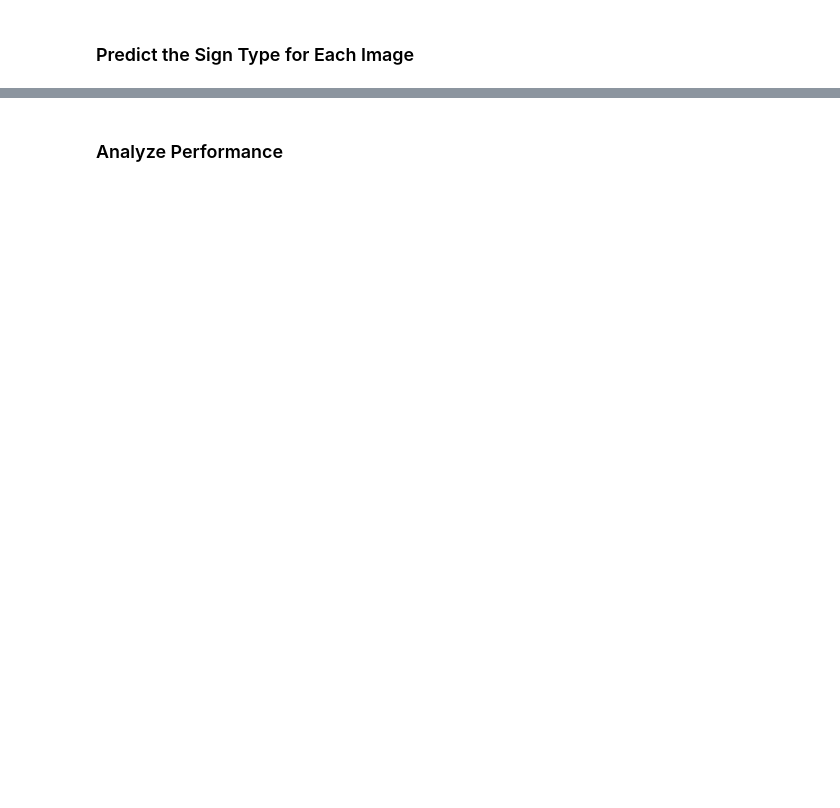
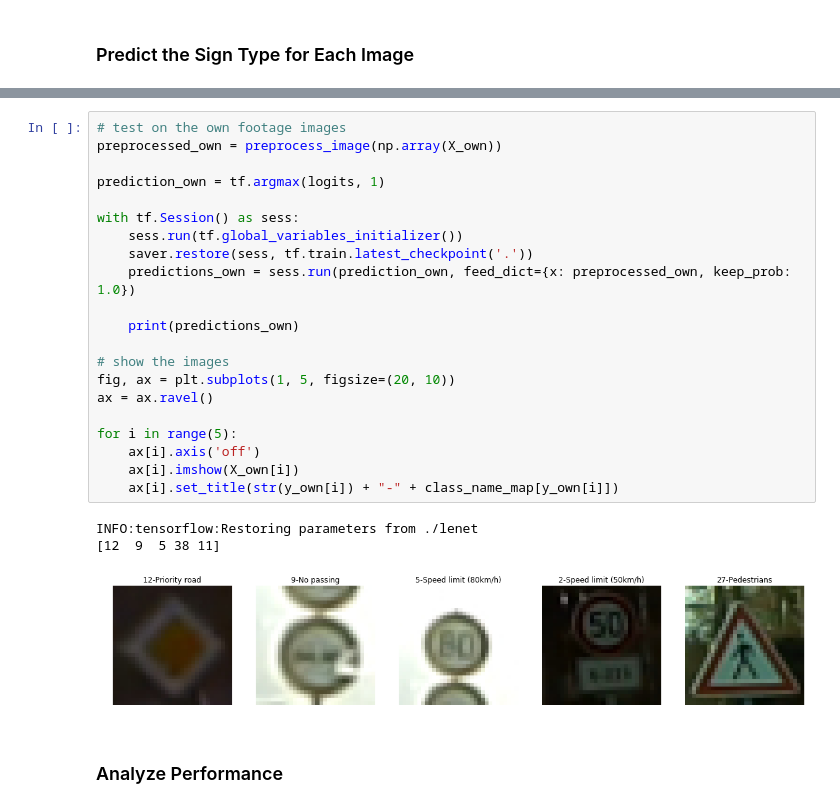
Before and after one commit to heikoschmidt1187/CarND-Traffic-Sign-Classifier-Project, a Jupyter notebook: Traffic_Sign_Classifier.ipynb, the cells around one changed output, grey strips where cells are left out. Cells and saved outputs as stored; diff of their text form; blank space fills up the shorter version.

```diff
--- a/Traffic_Sign_Classifier.ipynb
+++ b/Traffic_Sign_Classifier.ipynb
@@ -453,3 +556,28 @@ You may find `signnames.csv` useful as it contains mappings from the class id (i
+# %%
+# test on the own footage images
+preprocessed_own = preprocess_image(np.array(X_own))
+
+prediction_own = tf.argmax(logits, 1)
+
+with tf.Session() as sess:
+    sess.run(tf.global_variables_initializer())
+    saver.restore(sess, tf.train.latest_checkpoint('.'))
+    predictions_own = sess.run(prediction_own, feed_dict={x: preprocessed_own, keep_prob: 1.0})
+
+    print(predictions_own)
+
+# show the images
+fig, ax = plt.subplots(1, 5, figsize=(20, 10))
+ax = ax.ravel()
+
+for i in range(5):
+    ax[i].axis('off')
+    ax[i].imshow(X_own[i])
+    ax[i].set_title(str(y_own[i]) + "-" + class_name_map[y_own[i]])
+# %% [output]
+INFO:tensorflow:Restoring parameters from ./lenet
+[12  9  5 38 11]
+[figure, added]
 # %% [markdown]
 ### Analyze Performance
 # %%
```
Also changed, not shown: parts of 13 cells of this notebook, 14 other files.
